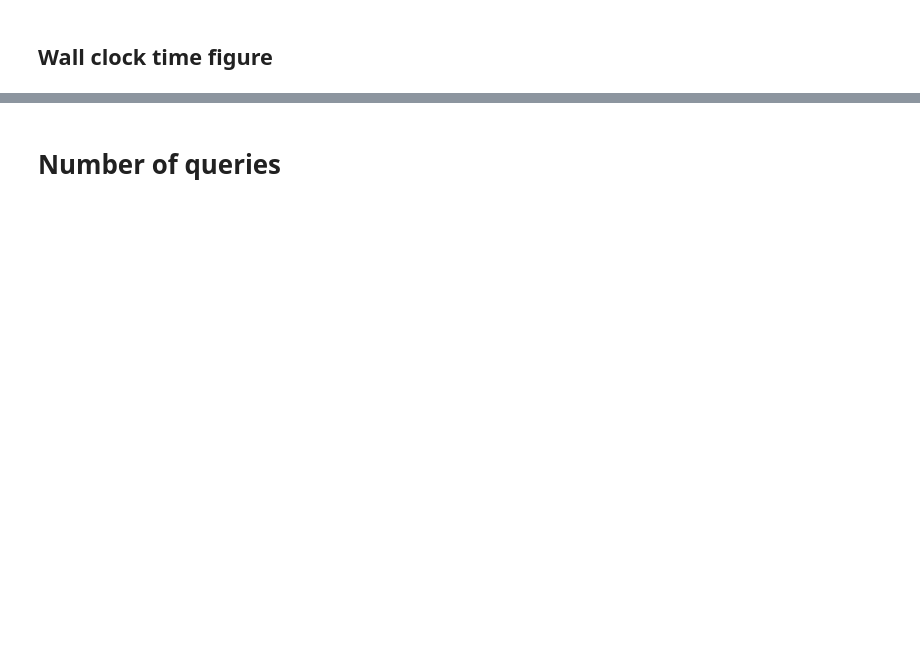
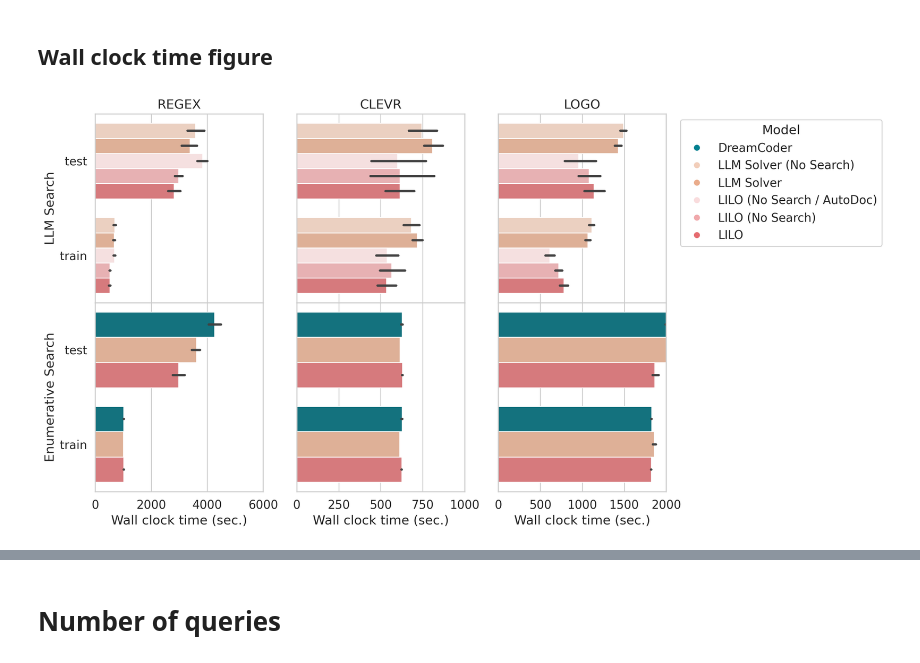
Before and after one commit to gabegrand/lilo, a Jupyter notebook: analysis/analyze_synthesis_experiment_multi_domain.ipynb, the cells around one changed output, grey strips where cells are left out. Cells and saved outputs as stored; diff of their text form; code cells hidden in the pictures; blank space fills up the shorter version.

```diff
--- a/analysis/analyze_synthesis_experiment_multi_domain.ipynb
+++ b/analysis/analyze_synthesis_experiment_multi_domain.ipynb
@@ -165,7 +292,7 @@ import seaborn as sns
 fig, axes = plt.subplots(nrows=2, ncols=3, sharex=False)  # Create subplots with shared x-axis
 plt.subplots_adjust(hspace=0.)  # Adjust vertical spacing between subplots
 
-for i, domain in enumerate(analyzer.DOMAIN_NAMES_CAMERA.keys()):
+for i, domain in enumerate(analyzer.domains):
 
     # Plot 1
     ax1 = sns.barplot(
@@ -195,33 +322,35 @@ for i, domain in enumerate(analyzer.DOMAIN_NAMES_CAMERA.keys()):
 
     ax2.set(xlabel="Wall clock time (sec.)", xlim=ax1.get_xlim())
 
     ax2.legend_.remove()
 
 
 
     # Remove y-axis labels and ticks for plots except the first row
     if i==0:
         ax1.set_ylabel("LLM Search")
         ax2.set_ylabel("Enumerative Search")
     else:
         ax1.set(ylabel=None)
         ax2.set(ylabel=None)
         ax1.set_yticks([])
         ax2.set_yticks([])
 
 # Create a legend outside the figure
 legend_labels = list(analyzer.EXPERIMENT_TYPES_CAMERA.values())[1:]
 legend_handles = [plt.Line2D([], [], color=color, marker='o', linestyle='') for color in list(analyzer.EXPERIMENT_TYPES_PALETTE.values())[1:]]
 legend = ax1.legend(legend_handles, legend_labels, title="Model", bbox_to_anchor=(1.05, 1), loc='upper left')
 
 # Add the legend to the figure
 fig.add_artist(legend)
 
 # Save figure
 plt.savefig(os.path.join(FIGURES_DIR, "wall_clock_time.pdf"), dpi=300, bbox_inches="tight")
 
 # Show the plots
 plt.show()
+# %% [output]
+[figure, added]
 # %%
 sns.catplot(
     data=analyzer.format_dataframe_camera(df_infer_programs),
```
Also changed, not shown: parts of 22 cells of this notebook, 2 other files.
